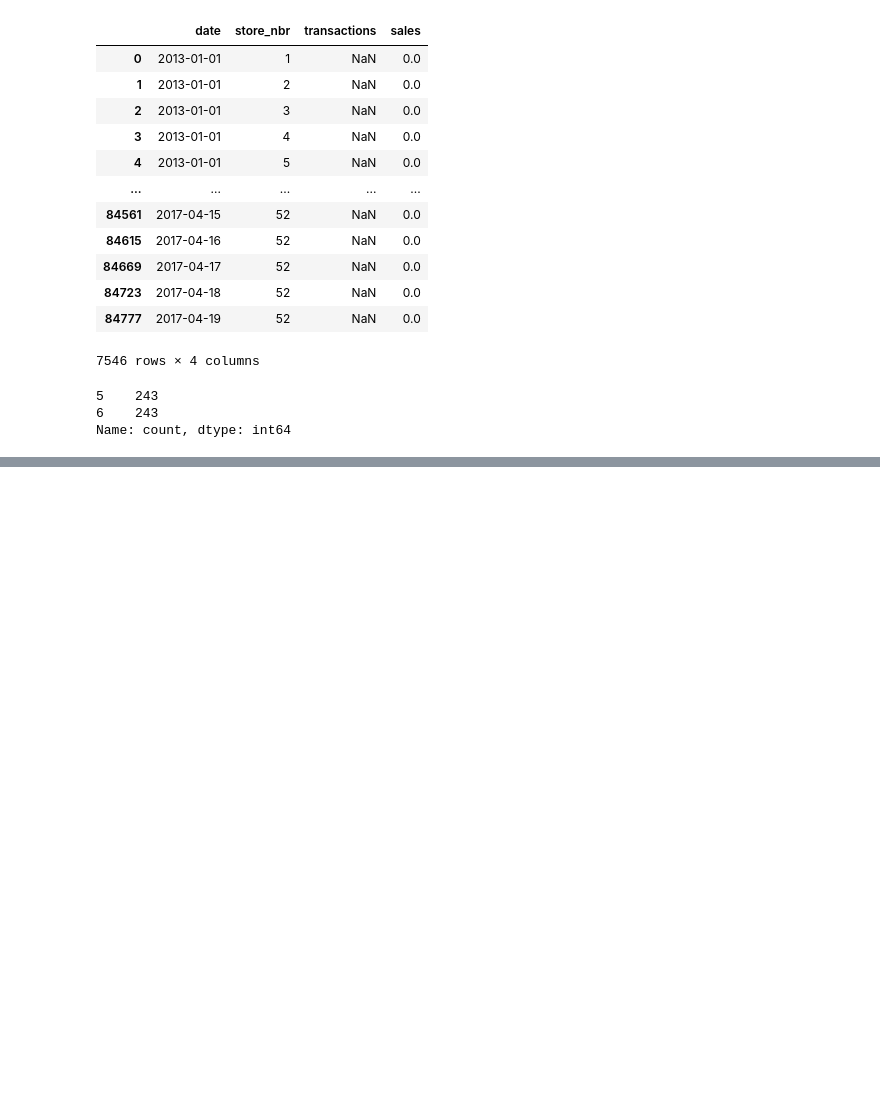
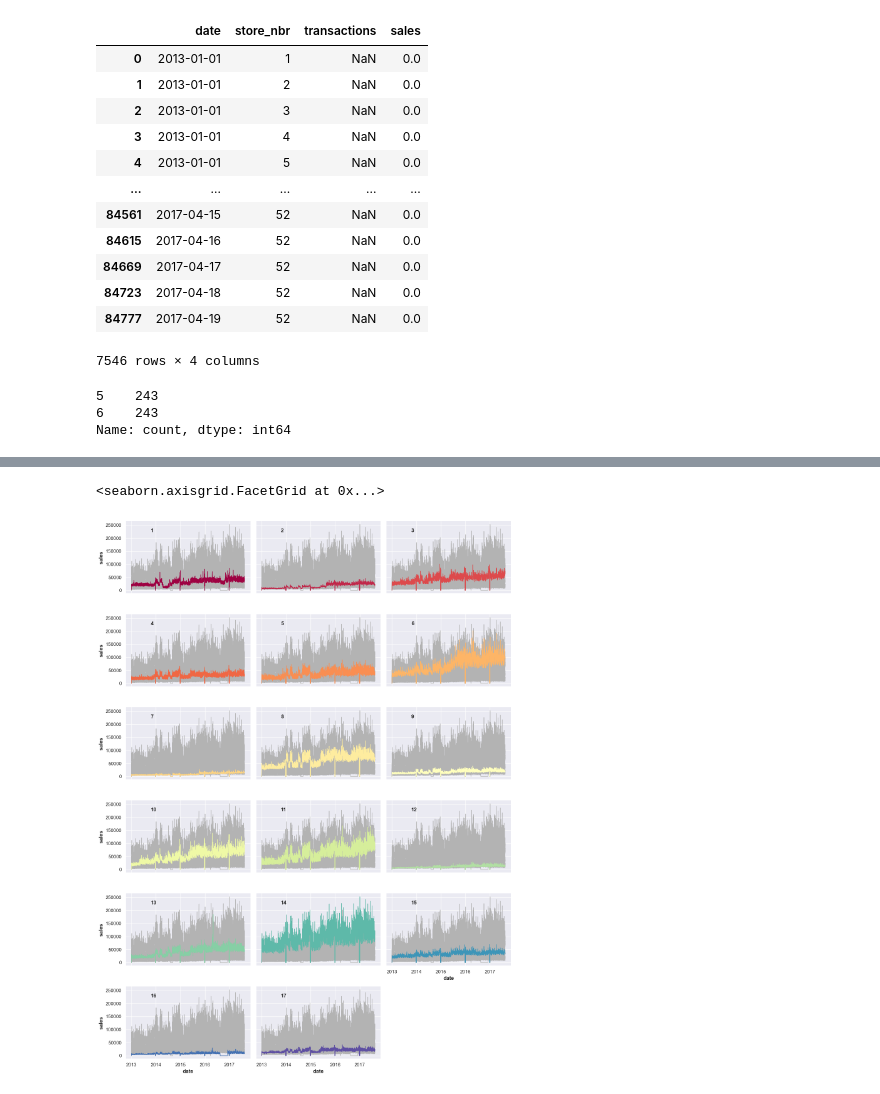
Before and after one commit to alestankiewicz/store-sales-ts-forecasting, a Jupyter notebook: data_preparation.ipynb, the cells around one changed output, grey strips where cells are left out. Saved outputs shown, nothing was run; the diff lists cells and outputs as text; code cells hidden in the pictures; blank space fills up the shorter version.

```diff
--- a/data_preparation.ipynb
+++ b/data_preparation.ipynb
@@ -338,0 +413,28 @@ holidays_events
+# %%
+sales_stores = pd.DataFrame(train.groupby(["date", "store_nbr"])["sales"].sum().reset_index()).merge(stores, on="store_nbr")
+# %%
+sales_clusters = sales_stores.groupby(["date", "cluster"])["sales"].sum().reset_index()
+# %%
+
+g = sns.relplot(data = sales_clusters, x = "date", y = "sales",
+                col = "cluster", hue = "cluster",
+                kind = "line", palette = "Spectral",
+                linewidth = 1, zorder = 5,
+                col_wrap = 3, height = 3, aspect = 1.5, legend = False
+               )
+
+#add text and silhouettes
+for time, ax in g.axes_dict.items():
+    ax.text(.2, .85, time,
+            transform = ax.transAxes, fontweight="bold"
+           )
+    sns.lineplot(data = sales_clusters, x = "date", y = "sales", units="cluster",
+                 estimator = None, color= ".7", linewidth=1, ax=ax
+                )
+
+g.set_titles("")
+g.set_axis_labels("date", "sales")
+g.tight_layout()
+# %% [output]
+<seaborn.axisgrid.FacetGrid at 0x...>
+[figure, added]
```
Also changed, not shown: parts of 94 cells of this notebook.
